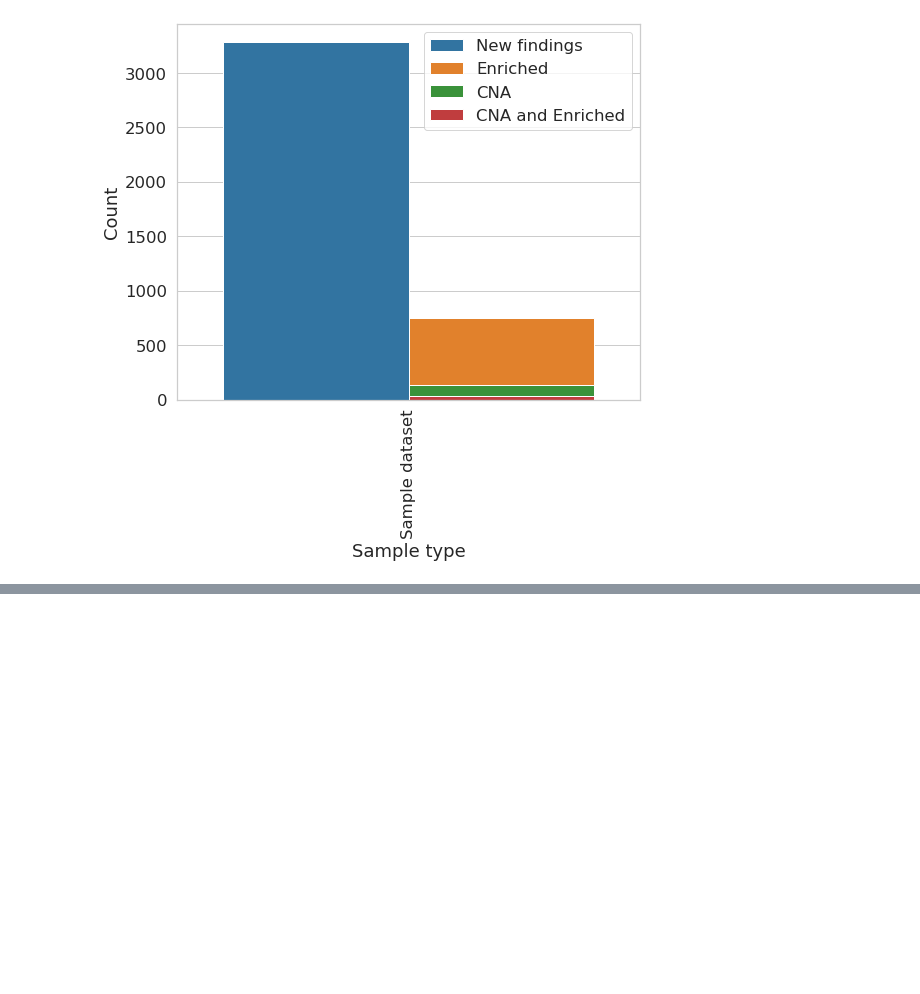
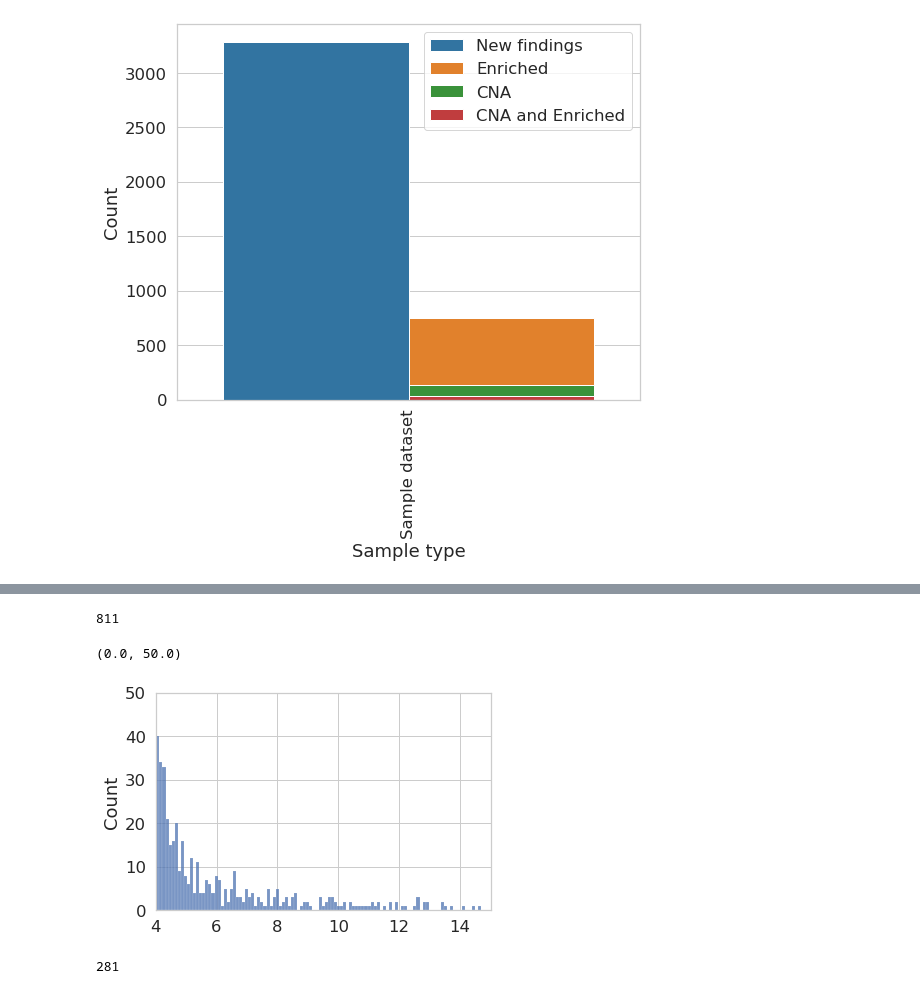
Before and after one commit to MarkF-hanze/ICA, a Jupyter notebook: Jupyter_Notebooks/Inspect_Biology.ipynb, the cells around one changed output, grey strips where cells are left out. Drawn from its saved outputs; the diff is of its cells as text; code cells hidden in the pictures; blank space fills up the shorter version.

```diff
--- a/Jupyter_Notebooks/Inspect_Biology.ipynb
+++ b/Jupyter_Notebooks/Inspect_Biology.ipynb
@@ -601,0 +578,15 @@ plt.savefig('BoxplotAppendix.svg', dpi=300)
+# %%
+components = []
+for path in paths:
+    # Load it in and remove the link
+    gsea_df = pd.read_csv(f'/home/MarkF/DivideConquer/Results/GPL570/All_Cancer/GSEA/{path[1]}',
+                     sep='\t', index_col=0)
+    gsea_df.index = [x.split(' -- ')[0].replace(f'{path[0]}_','') for x in gsea_df.index]
+    # Only get the component that are in the current dataset
+    gsea_df = gsea_df.abs()
+    components.extend(gsea_df.columns[(gsea_df.max() > 4)])
+    # Get the significant genesets (Score higher than 4) and put these esimated sources in a list
+    #gsea_df = gsea_df > 4
+    #gsea_df = gsea_df.sum()
+    #gsea_df = gsea_df[gsea_df > 0]
+    #print(len(gsea_df))
@@ -601,0 +597,19 @@ plt.savefig('BoxplotAppendix.svg', dpi=300)
+# %%
+len(set(components))
+# %% [output]
+811
+# %%
+sns.histplot(gsea_df.max())
+plt.xlim(4,15)
+plt.ylim(0,50)
+# %% [output]
+(0.0, 50.0)
+[figure, added]
+# %%
+cna_df = pd.read_csv(f'/home/MarkF/DivideConquer/Results/GPL570/All_Cancer/CNA_TC'
+                     '/_extreme_valued_regions_all_chromosomes.txt', sep='\t')
+cna_df = cna_df[cna_df['extreme_value_region_status'] != 0]
+cna_df = cna_df[cna_df['mappings_in_region'] >= 50]
+len(cna_df['name'].unique())
+# %% [output]
+281
```
Also changed, not shown: parts of 21 cells of this notebook, 22 other files.
